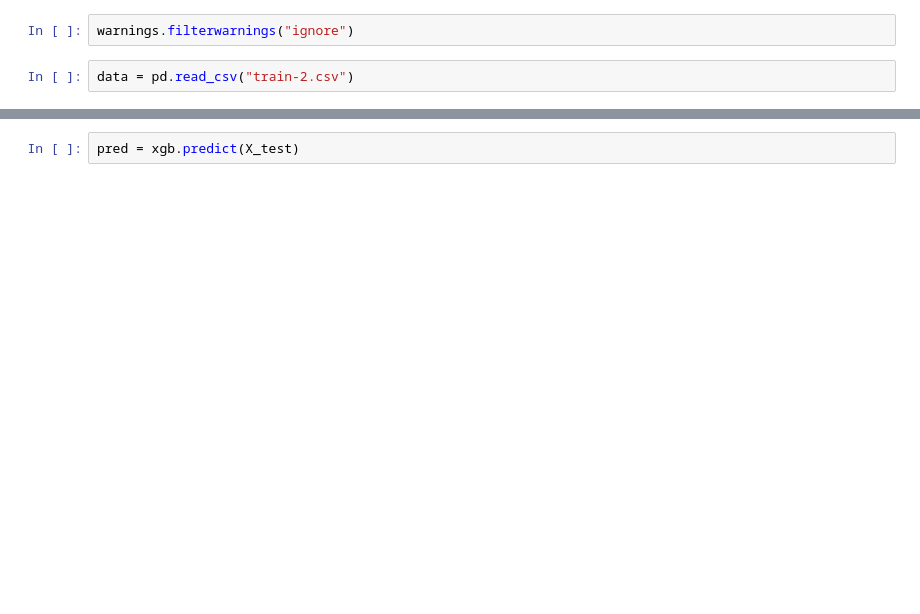
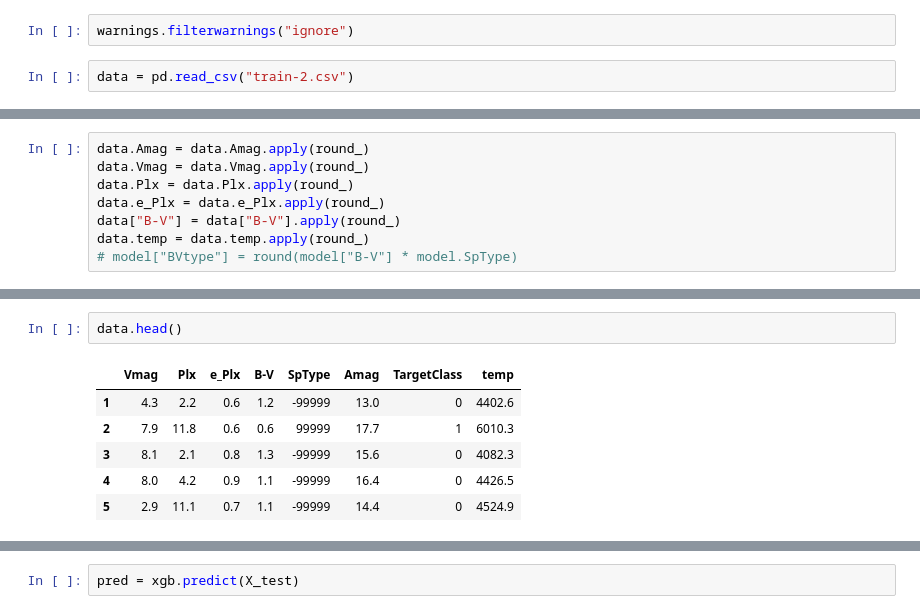
Before and after one commit to D1ffic00lt/nto-artificial-intelligence, a Jupyter notebook: няшка/main.ipynb, the cells around one changed output, grey strips where cells are left out. Saved outputs shown, nothing was run; the diff lists cells and outputs as text; blank space fills up the shorter version.

```diff
--- a/няшка/main.ipynb
+++ b/няшка/main.ipynb
@@ -98,0 +85,8 @@ X_test = X_test.drop("result", axis=1)
+# %%
+data.Amag = data.Amag.apply(round_)
+data.Vmag = data.Vmag.apply(round_)
+data.Plx = data.Plx.apply(round_)
+data.e_Plx = data.e_Plx.apply(round_)
+data["B-V"] = data["B-V"].apply(round_)
+data.temp = data.temp.apply(round_)
+# model["BVtype"] = round(model["B-V"] * model.SpType)
@@ -98,0 +109,9 @@ X_test = X_test.drop("result", axis=1)
+# %%
+data.head()
+# %% [output]
+|  | Vmag | Plx | e_Plx | B-V | SpType | Amag | TargetClass | temp |
+| 1 | 4.3 | 2.2 | 0.6 | 1.2 | -99999 | 13.0 | 0 | 4402.6 |
+| 2 | 7.9 | 11.8 | 0.6 | 0.6 | 99999 | 17.7 | 1 | 6010.3 |
+| 3 | 8.1 | 2.1 | 0.8 | 1.3 | -99999 | 15.6 | 0 | 4082.3 |
+| 4 | 8.0 | 4.2 | 0.9 | 1.1 | -99999 | 16.4 | 0 | 4426.5 |
+| 5 | 2.9 | 11.1 | 0.7 | 1.1 | -99999 | 14.4 | 0 | 4524.9 |
```
Also changed, not shown: parts of 49 cells of this notebook, 2 other files.
